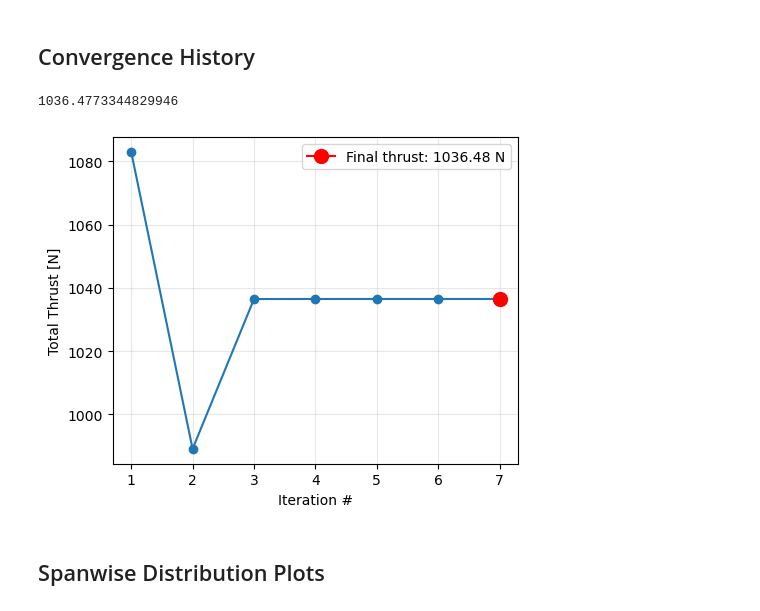
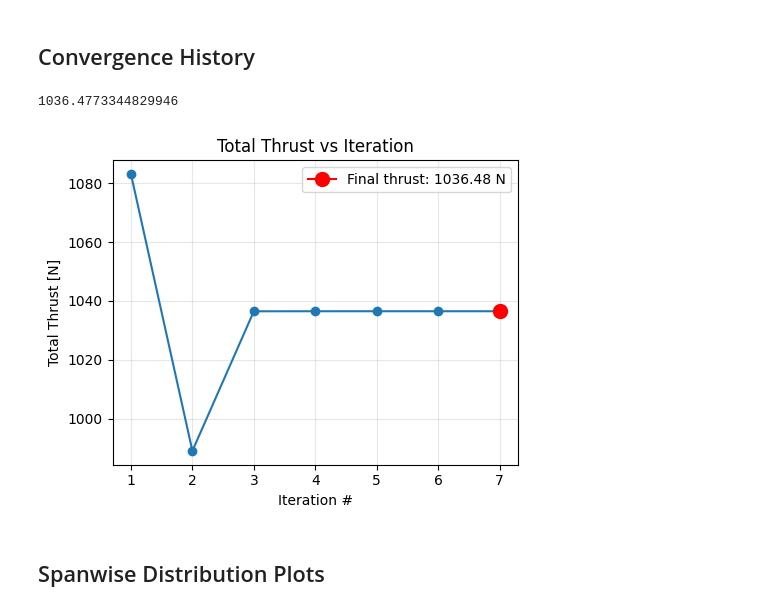
Before and after one commit to NeoStellarator/AE4135_assignments, a Jupyter notebook: 1_BEM/plotting_sandbox.ipynb, the cells around one changed output. Cells and saved outputs as stored; diff of their text form; code cells hidden in the pictures.

Commit message:
Added convergence plots

```diff
--- a/1_BEM/plotting_sandbox.ipynb
+++ b/1_BEM/plotting_sandbox.ipynb
@@ -17,32 +17,39 @@ D = 0.7*2
 # %%
 fpath = res_dir.joinpath('CT_hist.csv')
 
 rotor = Rotor(
 # Geometry definition
 c_R_func  = lambda r_R : 0.18-0.06*r_R,
 twst_func = lambda r_R : -50*r_R+35,
 pitch = 45,
 B     = 6,
 R     = 0.7,
 r_R_H = 0.25,
 polar_path = data_dir.joinpath('ARAD8pct_polar.txt'),
 # Operating condition
 J = 1.2,
 Vinf = 60,
 rho = 1.067,
 # Discretizaiton
 n_elem = 100,
 dist_elem = 'uniform',
 isPropeller = True)
 
 rotor.export_hist(fpath, vname='CT')
+df_hist = pd.read_csv(fpath)
 
+fig, ax = plt.subplots(figsize=(5,4))
 plotting_routines.convergence_history(
-    save=True,
-    filename=fpath)
+    data_df=df_hist,
+    ax=ax)
+plt.title('Total Thrust vs Iteration')
+plt.xlabel('Iteration #')
+plt.ylabel('Total Thrust [N]')
+plt.tight_layout()
+plt.savefig(plot_dir.joinpath('convergence_history.pdf'))
 # %% [output]
 1036.4773344829946
-[figure, old version]
+[figure, new version]
 # %% [markdown]
 ## Spanwise Distribution Plots
 # %%
```
Also changed, not shown: parts of 4 cells of this notebook, 24 other files.
